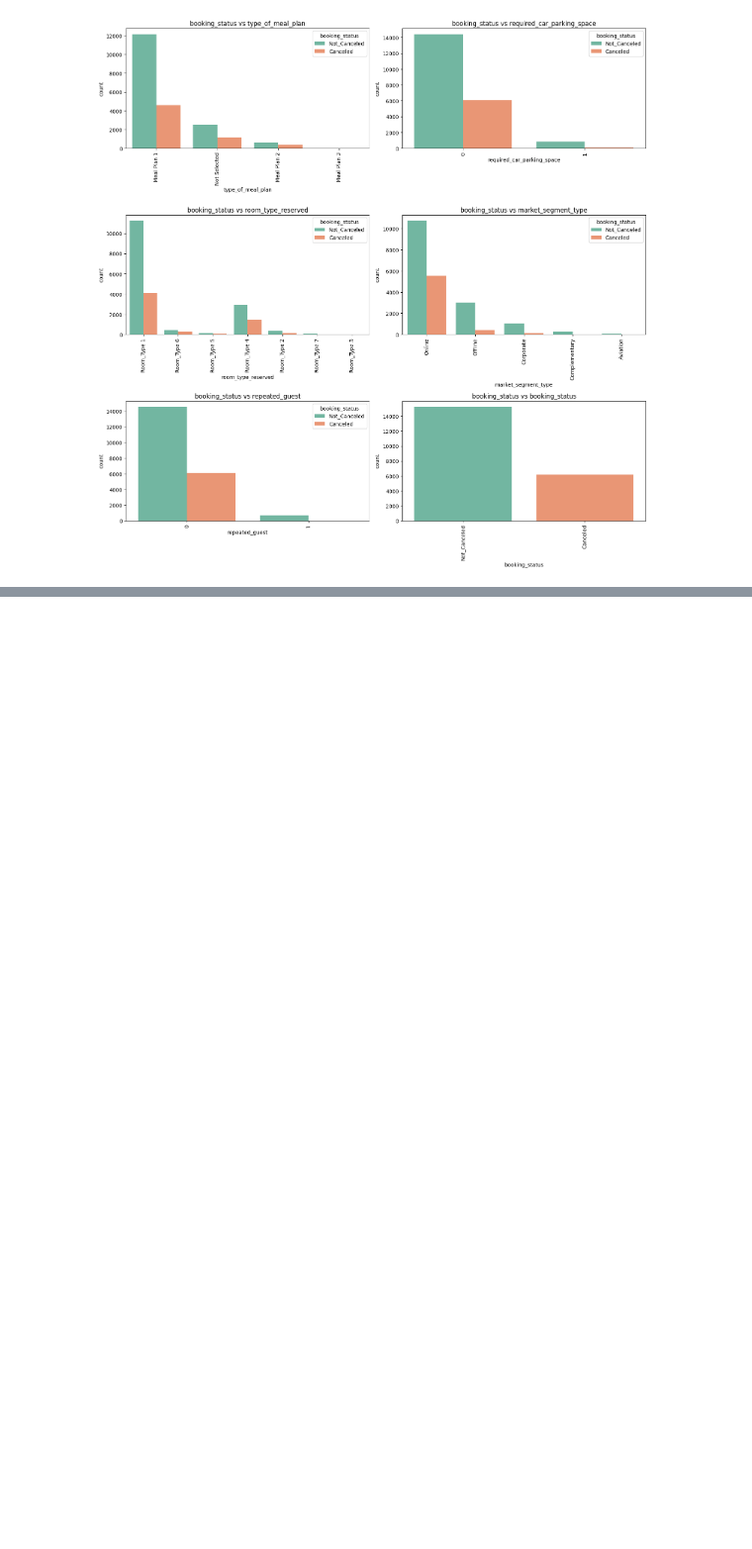
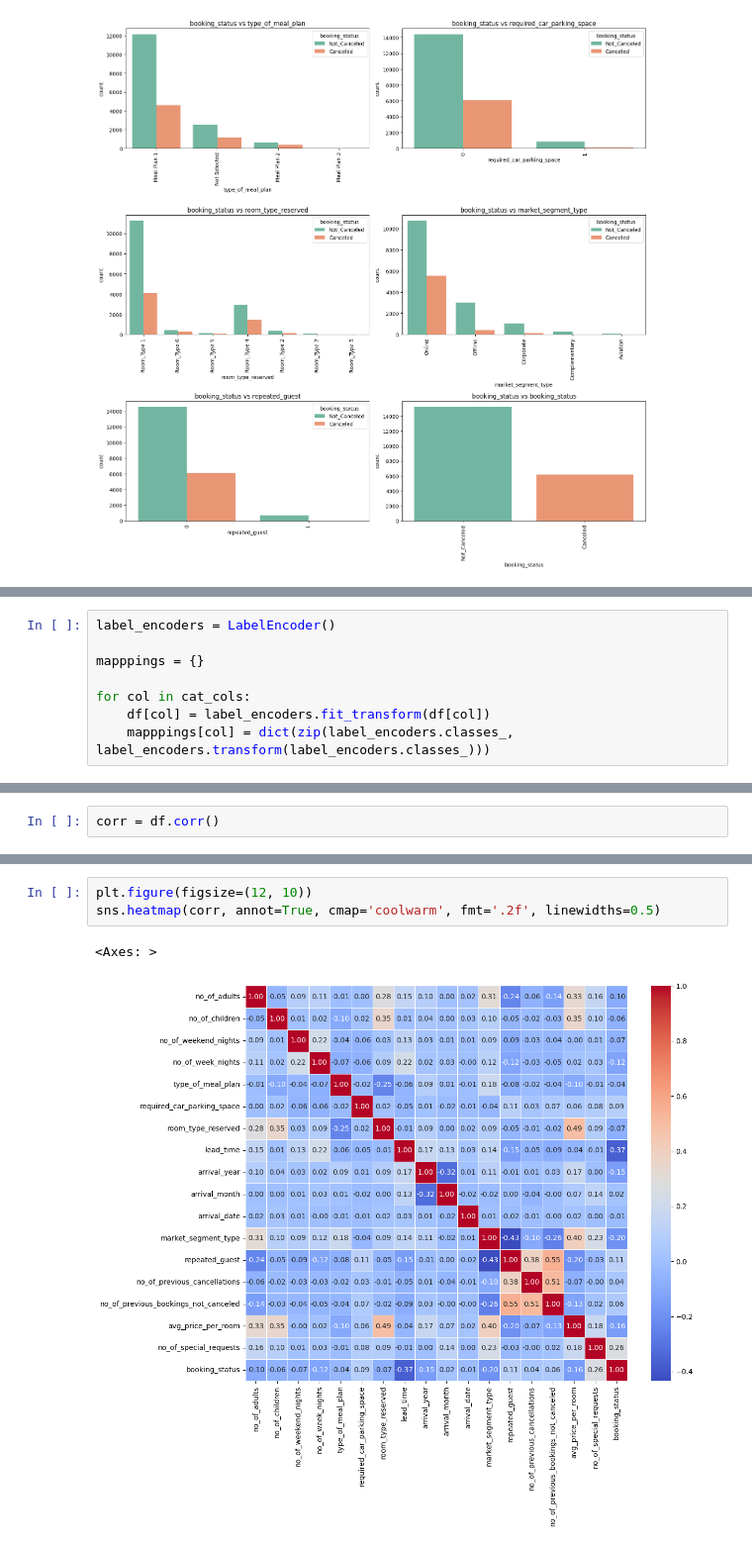
Before and after one commit to kemechial/MLOps, a Jupyter notebook: Project1/notebook/notebook.ipynb, the cells around one changed output, grey strips where cells are left out. Shown at 99% size. Cells and saved outputs as stored; diff of their text form; blank space fills up the shorter version.

```diff
--- a/Project1/notebook/notebook.ipynb
+++ b/Project1/notebook/notebook.ipynb
@@ -218,0 +245,8 @@ plot_bivariate_cat(data, 'booking_status', cat_cols)
+# %%
+label_encoders = LabelEncoder()
+
+mapppings = {}
+
+for col in cat_cols:
+    df[col] = label_encoders.fit_transform(df[col])
+    mapppings[col] = dict(zip(label_encoders.classes_, label_encoders.transform(label_encoders.classes_)))
@@ -218,0 +373,2 @@ plot_bivariate_cat(data, 'booking_status', cat_cols)
+# %%
+corr = df.corr()
@@ -218,0 +395,6 @@ plot_bivariate_cat(data, 'booking_status', cat_cols)
+# %%
+plt.figure(figsize=(12, 10))
+sns.heatmap(corr, annot=True, cmap='coolwarm', fmt='.2f', linewidths=0.5)
+# %% [output]
+<Axes: >
+[figure, added]
```
Also changed, not shown: parts of 76 cells of this notebook, 1 other file.
